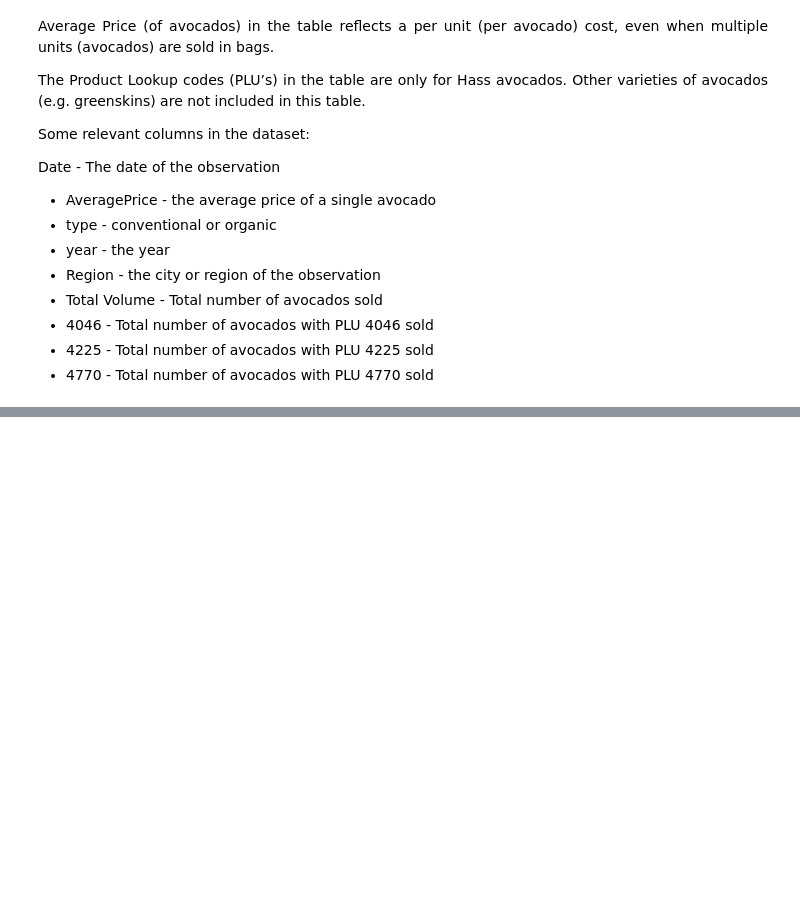
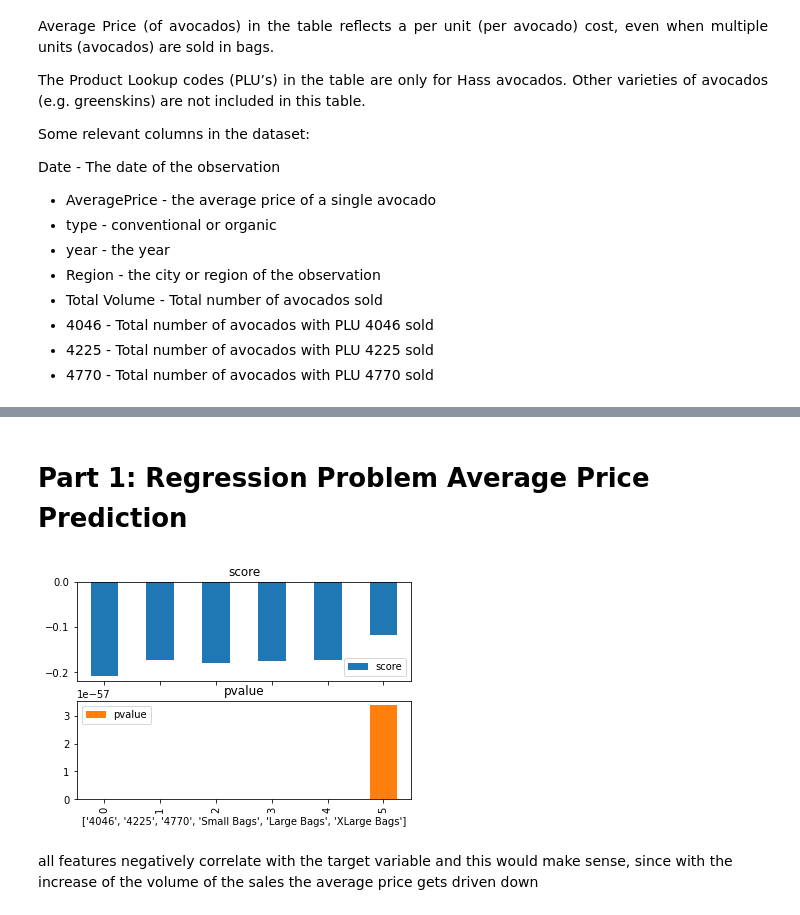
Before and after one commit to zobekenobe/DT-Evaluation-Project, a Jupyter notebook: Project 3.ipynb, the cells around one changed output, grey strips where cells are left out. Saved outputs shown, nothing was run; the diff lists cells and outputs as text; code cells hidden in the pictures; blank space fills up the shorter version.

```diff
--- a/Project 3.ipynb
+++ b/Project 3.ipynb
@@ -59,0 +133,11 @@ df = pd.read_csv('avocado.csv')
+# %%
+# Now we check for variance thresholding
+low_variance = []
+high_variance= []
+for col in df.columns:
+    val = df[col].unique().shape[0]/len(df)*100
+    print(f'{val:0.3f}')
+    if val < 1:
+        low_variance.append(col)
+    elif val > 99:
+        high_variance.append(col)
@@ -59,0 +168,2 @@ df = pd.read_csv('avocado.csv')
+# %%
+df.drop(columns = ['Total Volume', 'Total Bags'], inplace = True)
@@ -59,0 +184,28 @@ df = pd.read_csv('avocado.csv')
+# %% [markdown]
+# Part 1: Regression Problem Average Price Prediction
+# %%
+# Firstly we assume the 'year' is a categorical feature and convert it to type 'object'
+df['year'] = df['year'].astype('object')
+# %%
+# Finding the correlation between the average price and the other numerical features
+temp = pd.DataFrame()
+score = []
+pvalue = []
+feature = []
+
+for col in df.columns[1:]:
+    if(is_numeric_dtype(df[col])):
+        score.append(pearsonr(df[col], df['AveragePrice'])[0])
+        pvalue.append(pearsonr(df[col], df['AveragePrice'])[1])
+        feature.append(col)
+temp['feature'] = feature
+temp['score'] = score
+temp['pvalue']= pvalue
+# %%
+temp.plot.bar(subplots = True)
+plt.xlabel(feature)
+plt.show()
+# %% [output]
+[figure, added]
+# %% [markdown]
+all features negatively correlate with the target variable and this would make sense, since with the increase of the volume of the sales the average price gets driven down
```
Also changed, not shown: parts of 24 cells of this notebook.
